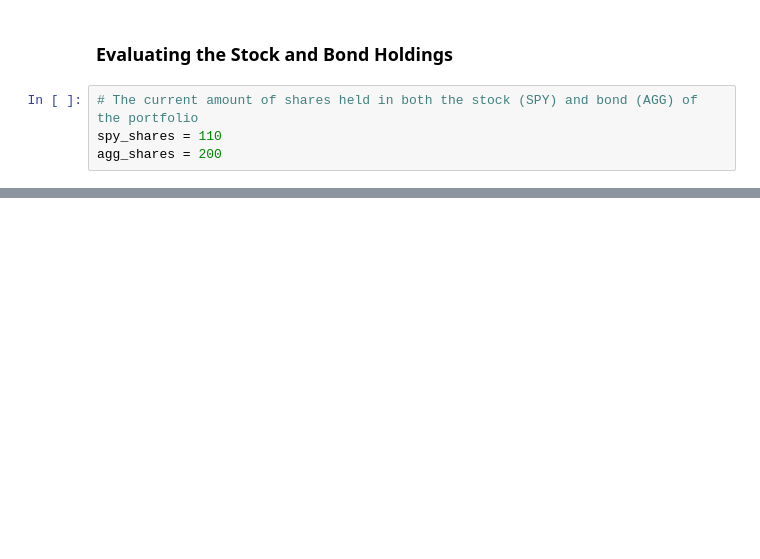
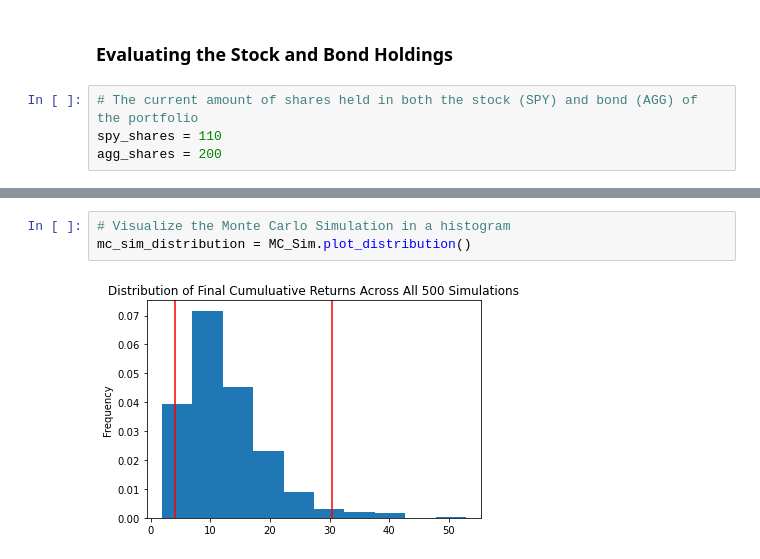
Before and after one commit to AngelR0/Emergency_Financial_Planner, a Jupyter notebook: financial_tools.ipynb, the cells around one changed output, grey strips where cells are left out. Saved outputs shown, nothing was run; the diff lists cells and outputs as text; blank space fills up the shorter version.

```diff
--- a/financial_tools.ipynb
+++ b/financial_tools.ipynb
@@ -135,0 +387,5 @@ agg_shares = 200
+# %%
+# Visualize the Monte Carlo Simulation in a histogram
+mc_sim_distribution = MC_Sim.plot_distribution()
+# %% [output]
+[figure, added]
```
Also changed, not shown: parts of 33 cells of this notebook.
